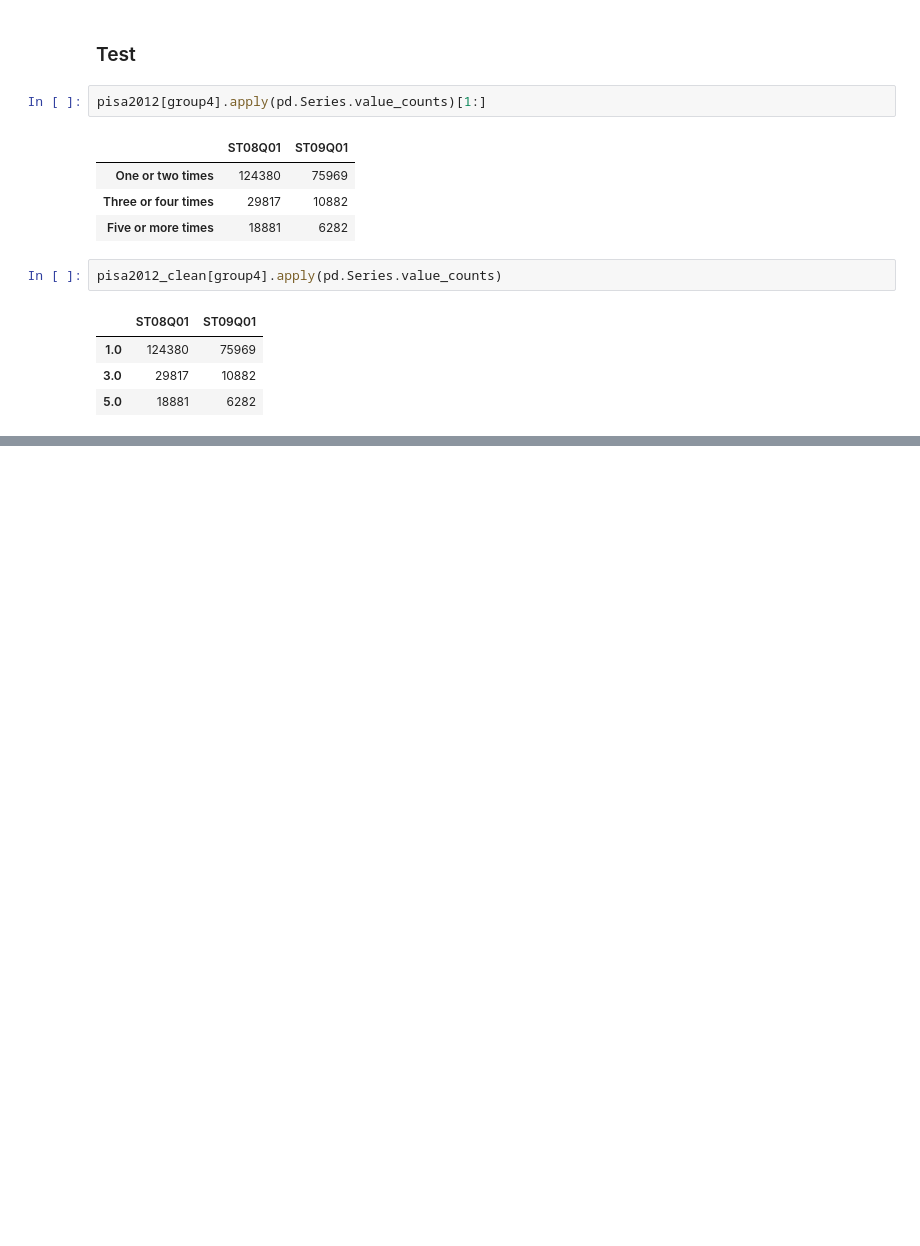
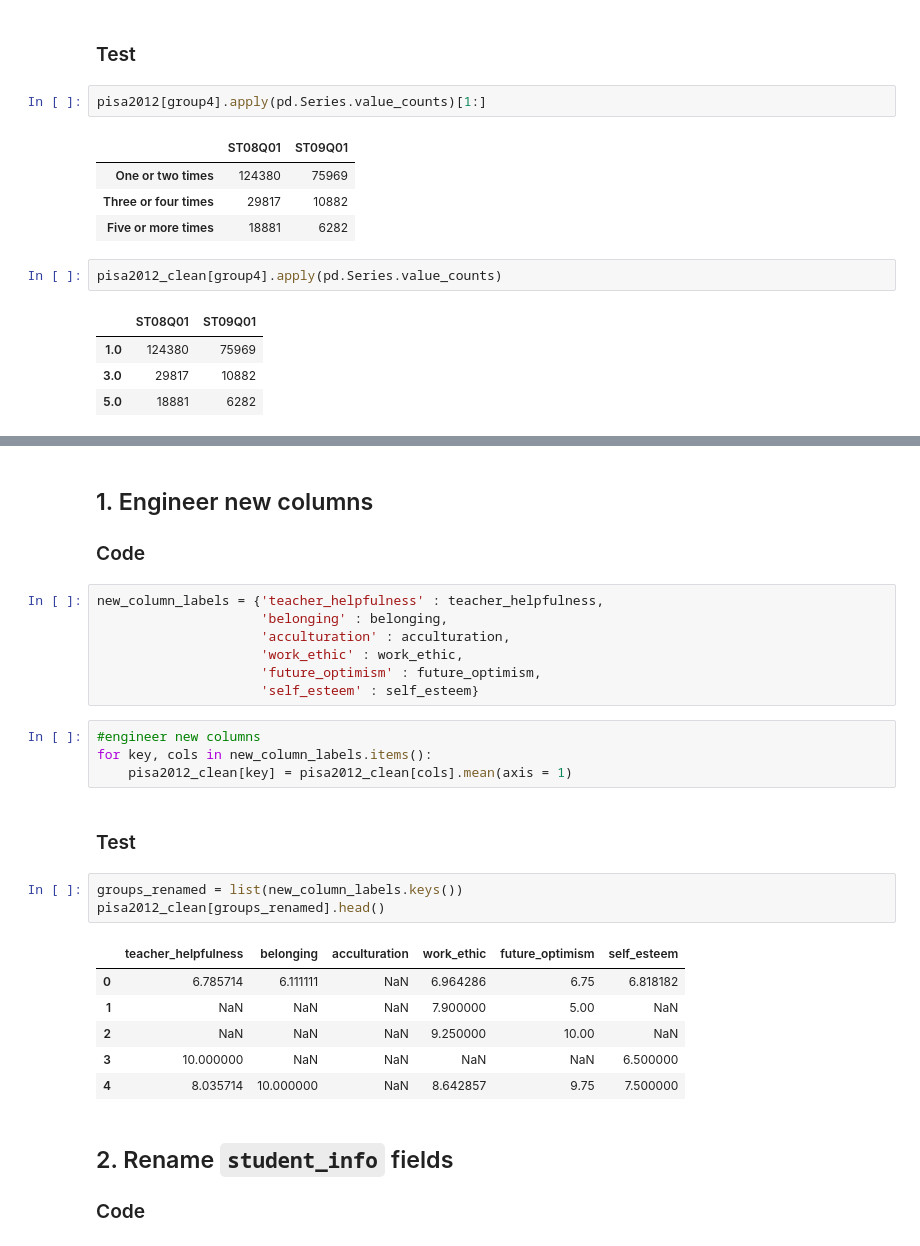
Before and after one commit to aeglon97/Communicate-Data-Findings, a Jupyter notebook: pisa_wrangle.ipynb, the cells around one changed output, grey strips where cells are left out. Drawn from its saved outputs; the diff is of its cells as text; blank space fills up the shorter version.

```diff
--- a/pisa_wrangle.ipynb
+++ b/pisa_wrangle.ipynb
@@ -966,0 +1061,31 @@ pisa2012_clean[group4].apply(pd.Series.value_counts)
+# %% [markdown]
+## 1. Engineer new columns
+
+### Code
+# %%
+new_column_labels = {'teacher_helpfulness' : teacher_helpfulness,
+                     'belonging' : belonging,
+                     'acculturation' : acculturation,
+                     'work_ethic' : work_ethic,
+                     'future_optimism' : future_optimism,
+                     'self_esteem' : self_esteem}
+# %%
+#engineer new columns
+for key, cols in new_column_labels.items():
+    pisa2012_clean[key] = pisa2012_clean[cols].mean(axis = 1)
+# %% [markdown]
+### Test
+# %%
+groups_renamed = list(new_column_labels.keys())
+pisa2012_clean[groups_renamed].head()
+# %% [output]
+|  | teacher_helpfulness | belonging | acculturation | work_ethic | future_optimism | self_esteem |
+| 0 | 6.785714 | 6.111111 | NaN | 6.964286 | 6.75 | 6.818182 |
+| 1 | NaN | NaN | NaN | 7.900000 | 5.00 | NaN |
+| 2 | NaN | NaN | NaN | 9.250000 | 10.00 | NaN |
+| 3 | 10.000000 | NaN | NaN | NaN | NaN | 6.500000 |
+| 4 | 8.035714 | 10.000000 | NaN | 8.642857 | 9.75 | 7.500000 |
+# %% [markdown]
+## 2. Rename `student_info` fields
+
+### Code
```
Also changed, not shown: parts of 28 cells of this notebook, 1 other file.
